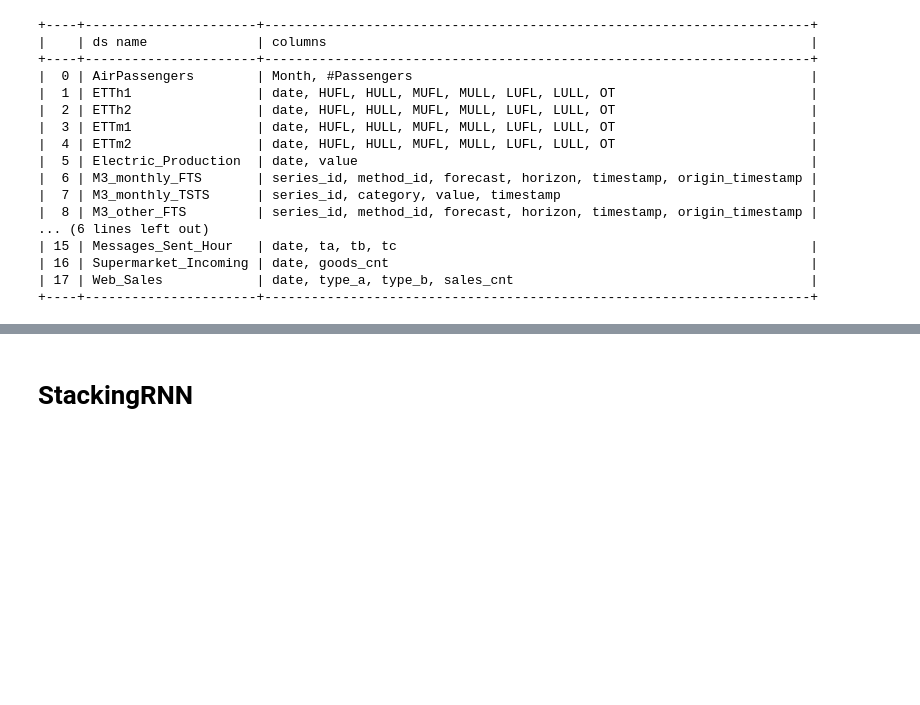
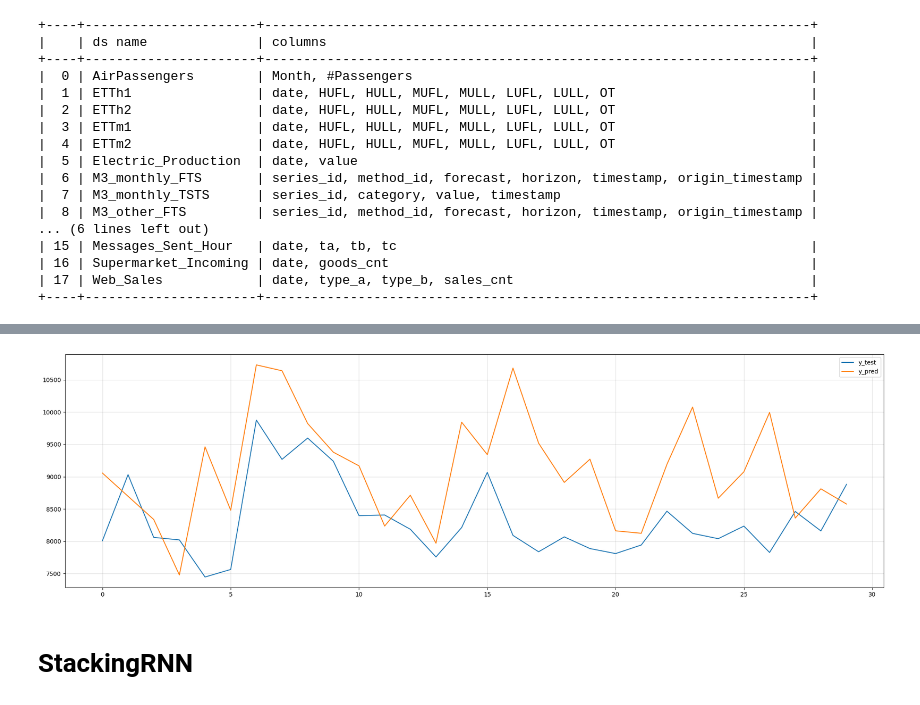
Before and after one commit to BirchKwok/spinesTS, a Jupyter notebook: examples/nn.ipynb, the cells around one changed output, grey strips where cells are left out. Saved outputs shown, nothing was run; the diff lists cells and outputs as text; code cells hidden in the pictures; blank space fills up the shorter version.

```diff
--- a/examples/nn.ipynb
+++ b/examples/nn.ipynb
@@ -56,7 +89,7 @@ y_test = scaler2.transform(y_test)
 # %%
 from spinesTS.nn._seg_rnn import SegRNN
 
-model = SegRNN(60, 40, random_seed=42, loss_fn='mae', learning_rate=0.001, dropout=0.1,
+model = SegRNN(128, 30, random_seed=42, loss_fn='mae', learning_rate=0.001, dropout=0.1,
                     device='cpu')
 model.fit(x_train, y_train, eval_set=(x_test, y_test), batch_size=32,
              min_delta=0, patience=100, epochs=3000, verbose=True, lr_scheduler=None)
@@ -89,3 +122,4 @@ Epoch 257/3000
+[figure, added]
 # %% [markdown]
 # StackingRNN
 # %%
```
Also changed, not shown: parts of 7 cells of this notebook, 3 other files.
